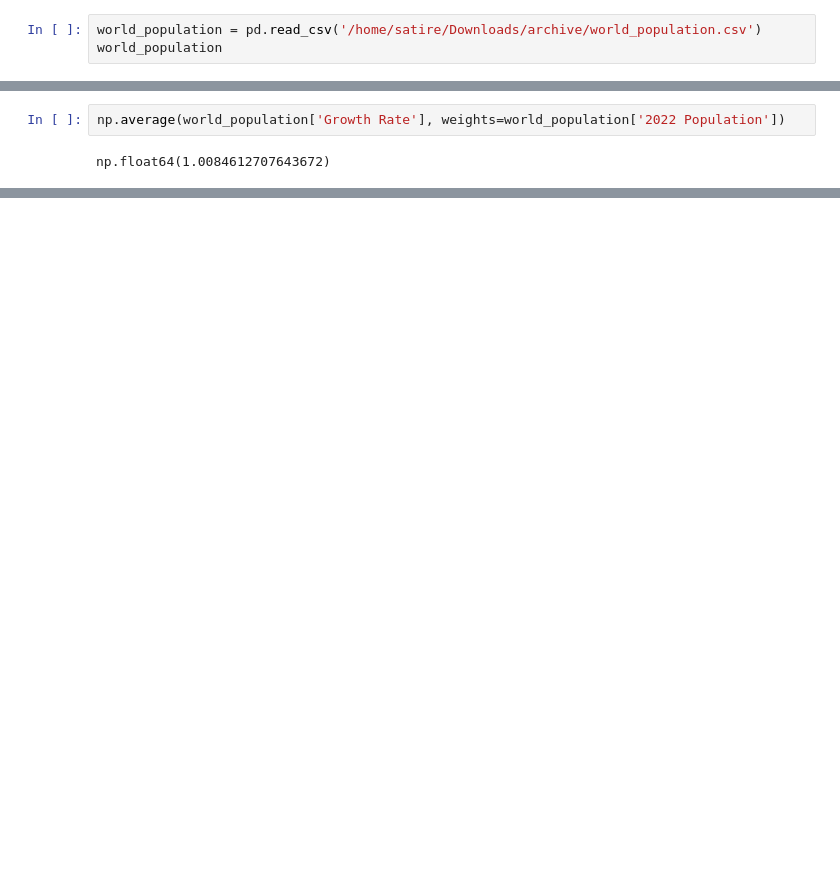
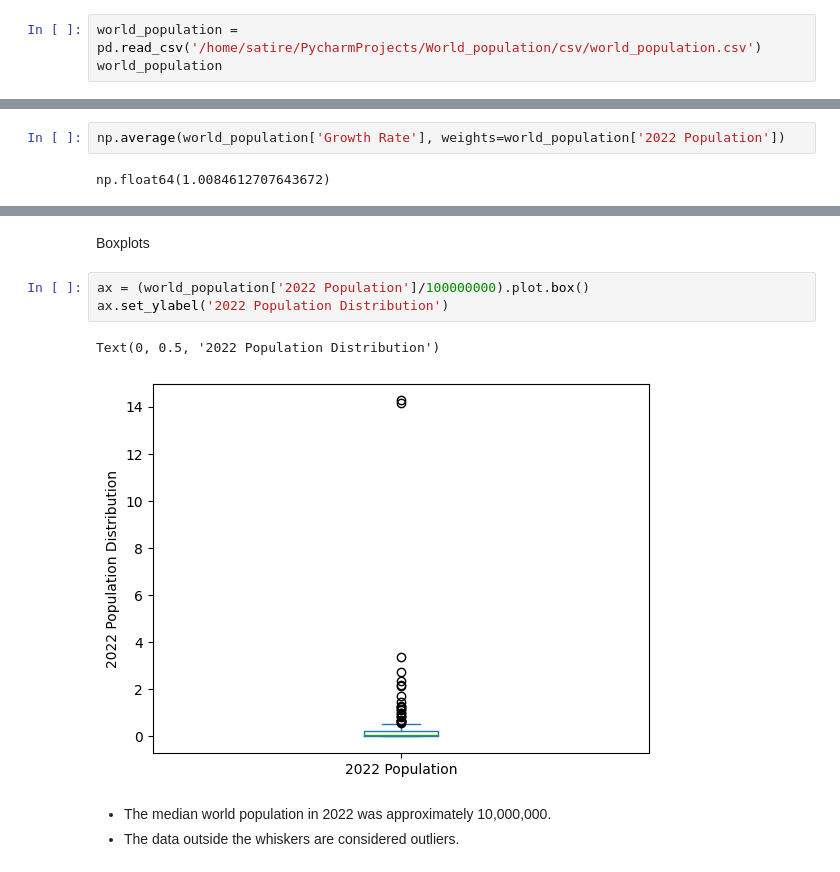
Before and after one commit to lucaspinheiro27/Python_statistics, a Jupyter notebook: Jupyter_notebooks/World_population.ipynb, the cells around one changed output, grey strips where cells are left out. Saved outputs shown, nothing was run; the diff lists cells and outputs as text; blank space fills up the shorter version.

Commit message:
Word population updated successfully

```diff
--- a/Jupyter_notebooks/World_population.ipynb
+++ b/Jupyter_notebooks/World_population.ipynb
@@ -6,5 +7,5 @@ import wquantiles
 # %%
-world_population = pd.read_csv('/home/satire/Downloads/archive/world_population.csv')
+world_population = pd.read_csv('/home/satire/PycharmProjects/World_population/csv/world_population.csv')
 world_population
 # %% [output]
 |  | Rank | CCA3 | Country/Territory | Capital | Continent | 2022 Population | 2020 Population | ... |
@@ -63,0 +130,11 @@ np.float64(1.006755382947228)
+# %% [markdown]
+Boxplots
+# %%
+ax = (world_population['2022 Population']/100000000).plot.box()
+ax.set_ylabel('2022 Population Distribution')
+# %% [output]
+Text(0, 0.5, '2022 Population Distribution')
+[figure, added]
+# %% [markdown]
+* The median world population in 2022 was approximately 10,000,000.
+* The data outside the whiskers are considered outliers.
```
Also changed, not shown: parts of 17 cells of this notebook.
